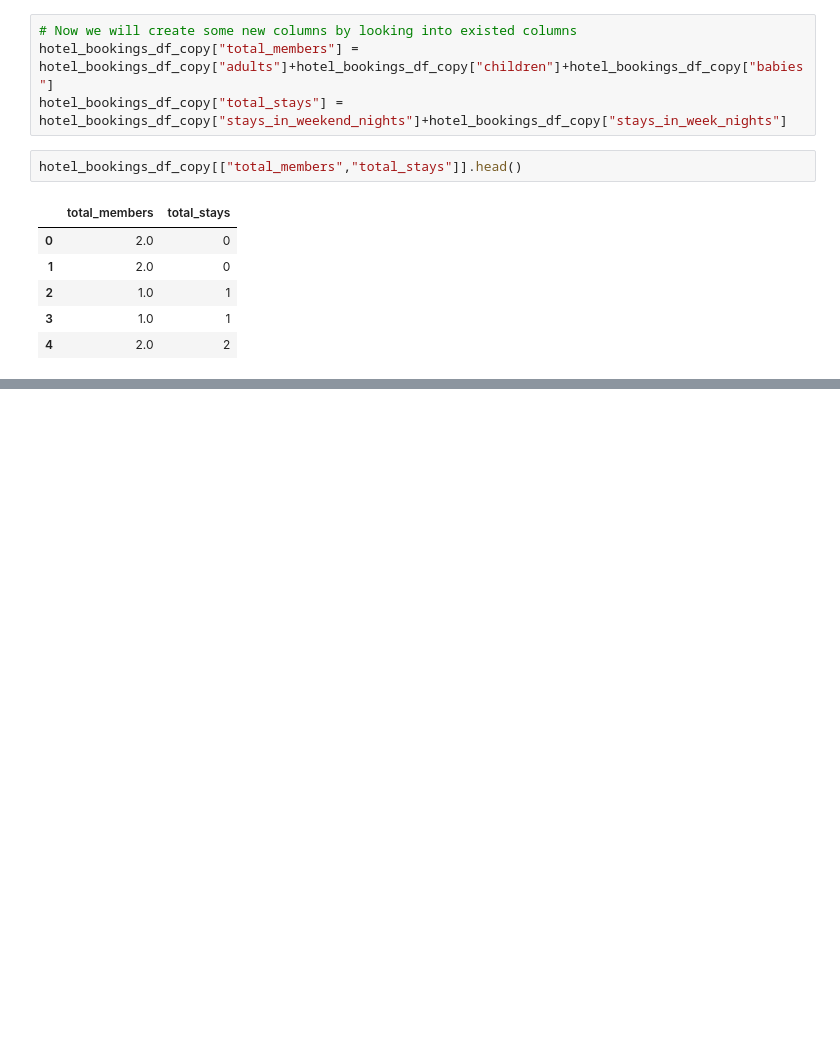
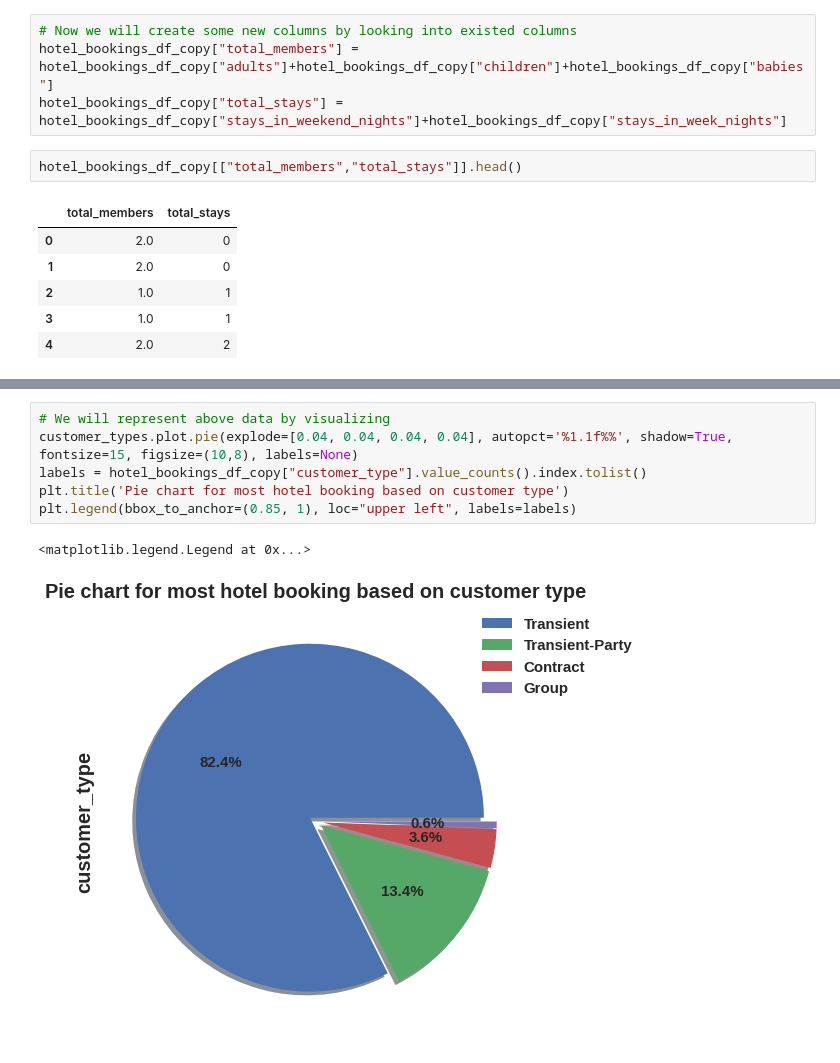
Before and after one commit to BhupathiSampath/Hotel-booking-analysis, a Jupyter notebook: Hotel_Booking_Analysis_Capstone_Project.ipynb, the cells around one changed output, grey strips where cells are left out. Drawn from its saved outputs; the diff is of its cells as text; blank space fills up the shorter version.

```diff
--- a/Hotel_Booking_Analysis_Capstone_Project.ipynb
+++ b/Hotel_Booking_Analysis_Capstone_Project.ipynb
@@ -342,0 +377,9 @@ hotel_bookings_df_copy[["total_members","total_stays"]].head()
+# %%
+# We will represent above data by visualizing
+customer_types.plot.pie(explode=[0.04, 0.04, 0.04, 0.04], autopct='%1.1f%%', shadow=True, fontsize=15, figsize=(10,8), labels=None)
+labels = hotel_bookings_df_copy["customer_type"].value_counts().index.tolist()
+plt.title('Pie chart for most hotel booking based on customer type')
+plt.legend(bbox_to_anchor=(0.85, 1), loc="upper left", labels=labels)
+# %% [output]
+<matplotlib.legend.Legend at 0x...>
+[figure, added]
```
Also changed, not shown: parts of 27 cells of this notebook.
